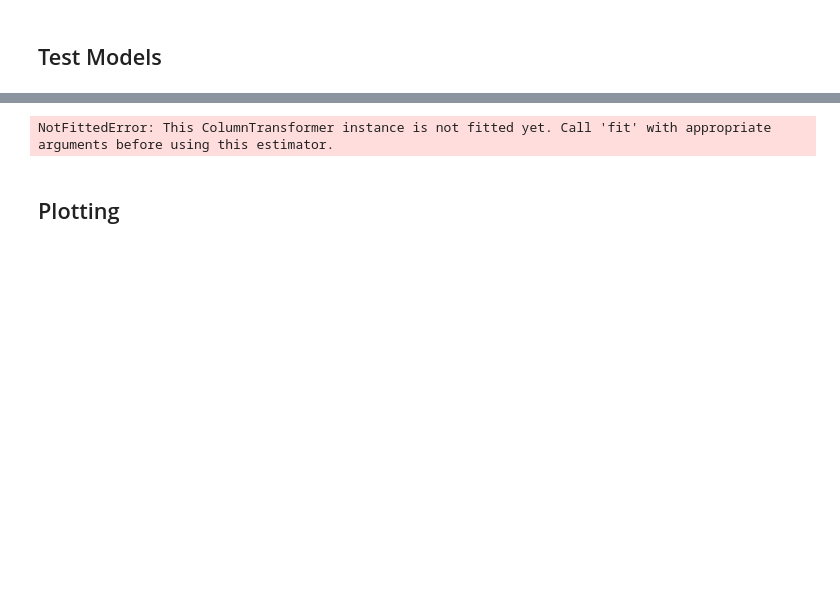
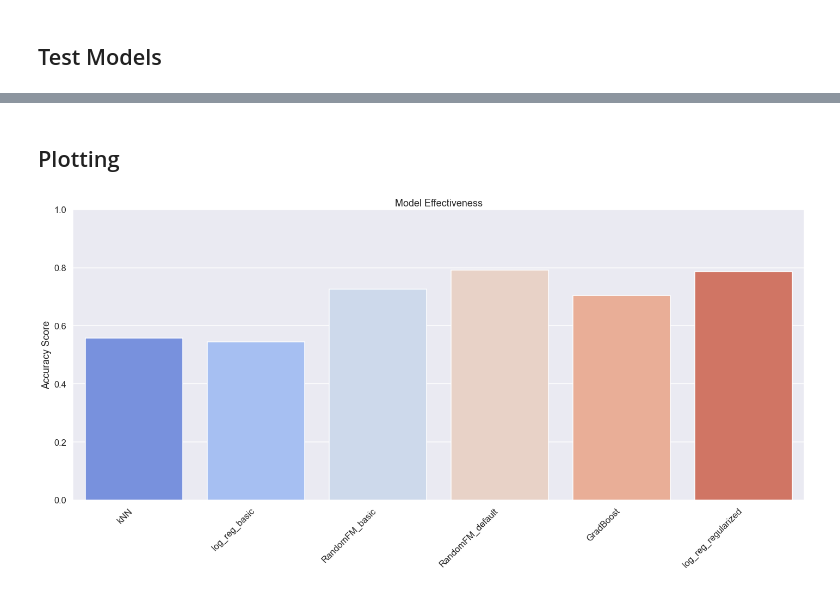
Before and after one commit to UpGoerFive/Tanzania-Well-Project, a Jupyter notebook: Search-debug.ipynb, the cells around one changed output, grey strips where cells are left out. Cells and saved outputs as stored; diff of their text form; code cells hidden in the pictures; blank space fills up the shorter version.

Commit message:
Thursday Morning Models

```diff
--- a/Search-debug.ipynb
+++ b/Search-debug.ipynb
@@ -46,7 +46,7 @@ numeric_preprocessor = ColumnTransformer(
 ### Models
 # %%
 # kNearestNeighbors
-knn = {'classifier': KNeighborsClassifier(n_jobs=3), 'preprocessor': None}
+kNN = {'classifier': KNeighborsClassifier(n_jobs=3), 'preprocessor': None}
 
 # Logistic Regressoion
 log_reg_basic = {'classifier': LogisticRegression(C=1e6, n_jobs=3), 'preprocessor': None}
@@ -71,12 +71,14 @@ GradBoost = {'classifier': GradientBoostingClassifier(),'preprocessor': numeric_
 # XGradient Boosting
 XGBoost = {'classifier': XGBRegressor(objective='reg:squarederror'), 'preprocessor': numeric_preprocessor}
 # CatBoost
-#CatBoost = {'classifier': CatBoostClassifier(max_depth=3),'preprocessor': numeric_preprocessor}
+CatBoost = {'classifier': CatBoostClassifier(max_depth=3),'preprocessor': numeric_preprocessor}
+# HistBoost
+HistBoost = {'classifier': HistBoostClassifier(max_depth=3),'preprocessor': numeric_preprocessor}
 
 # Support Vector Machine
 SVM = {'classifier': svm.SVC(),'preprocessor': numeric_preprocessor}
 
-models = {'knn': knn,
+models = {'kNN': kNN,
     'log_reg_basic': log_reg_basic,
     'DecisionTrees': DecisionTrees,
     'DecisionTreesAd': DecisionTreesAd,
@@ -86,7 +88,7 @@ models = {'knn': knn,
     'AdaBoost': AdaBoost,
     'GradBoost': GradBoost,
     'XGBoost': XGBoost,
-    #'CatBoost': CatBoost,
+    'CatBoost': CatBoost
     "SVM": SVM
     }
 # %% [markdown]
@@ -161,4 +161,4 @@ model_run.hyper_search('Grad2', params=GradBoost_params, searcher_kwargs=search_
 # %%
-GradBoost3 = {'classifier': GradientBoostingClassifier(),'preprocessor': None}
-model_run.add_model('Grad3', GradBoost3)
+#GradBoost3 = {'classifier': GradientBoostingClassifier(),'preprocessor': None}
+#model_run.add_model('Grad3', GradBoost3)
 # %%
@@ -172,0 +173,2 @@ model_run.hyper_search('Grad3', params=GradBoost3_params, searcher_kwargs=search
+# %%
+model_run.train_model('log_reg_basic')
@@ -172,0 +190,2 @@ model_run.hyper_search('Grad3', params=GradBoost3_params, searcher_kwargs=search
+# %%
+model_run.train_model('RandomFM_basic', cv=False)
@@ -175,8 +218,8 @@ model_run.hyper_search('Grad3', params=GradBoost3_params, searcher_kwargs=search
 # %%
 model_run.test_all()
-# %% [output]
-NotFittedError: This ColumnTransformer instance is not fitted yet. Call 'fit' with appropriate arguments before using this estimator.
 # %% [markdown]
 ## Plotting
 # %%
-model_run.plot_models(save='wednesday_models_graph')
+model_run.plot_models(save='thursday_morn_models_graph')
+# %% [output]
+[figure, added]
```
Also changed, not shown: parts of 15 cells of this notebook, 2 other files.
